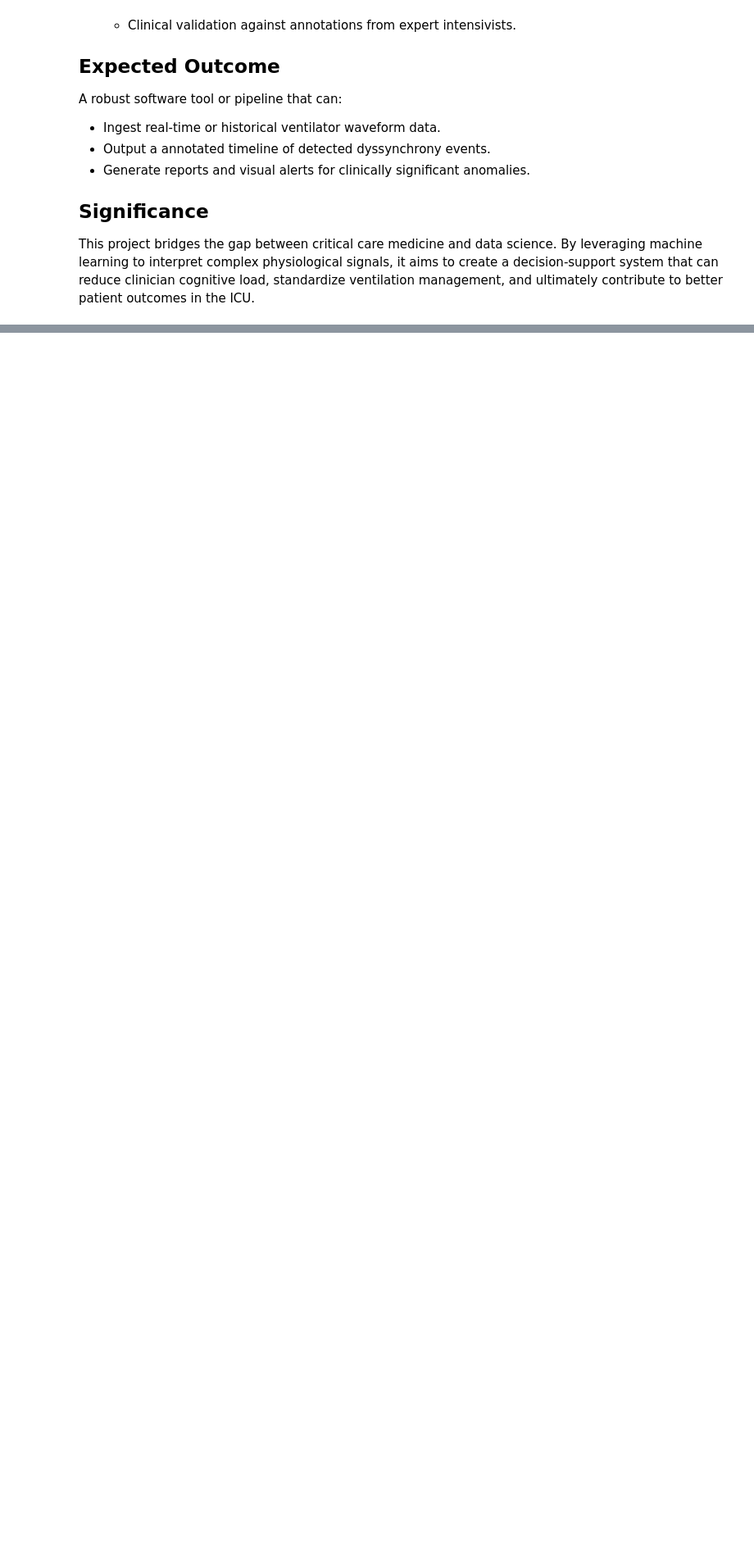
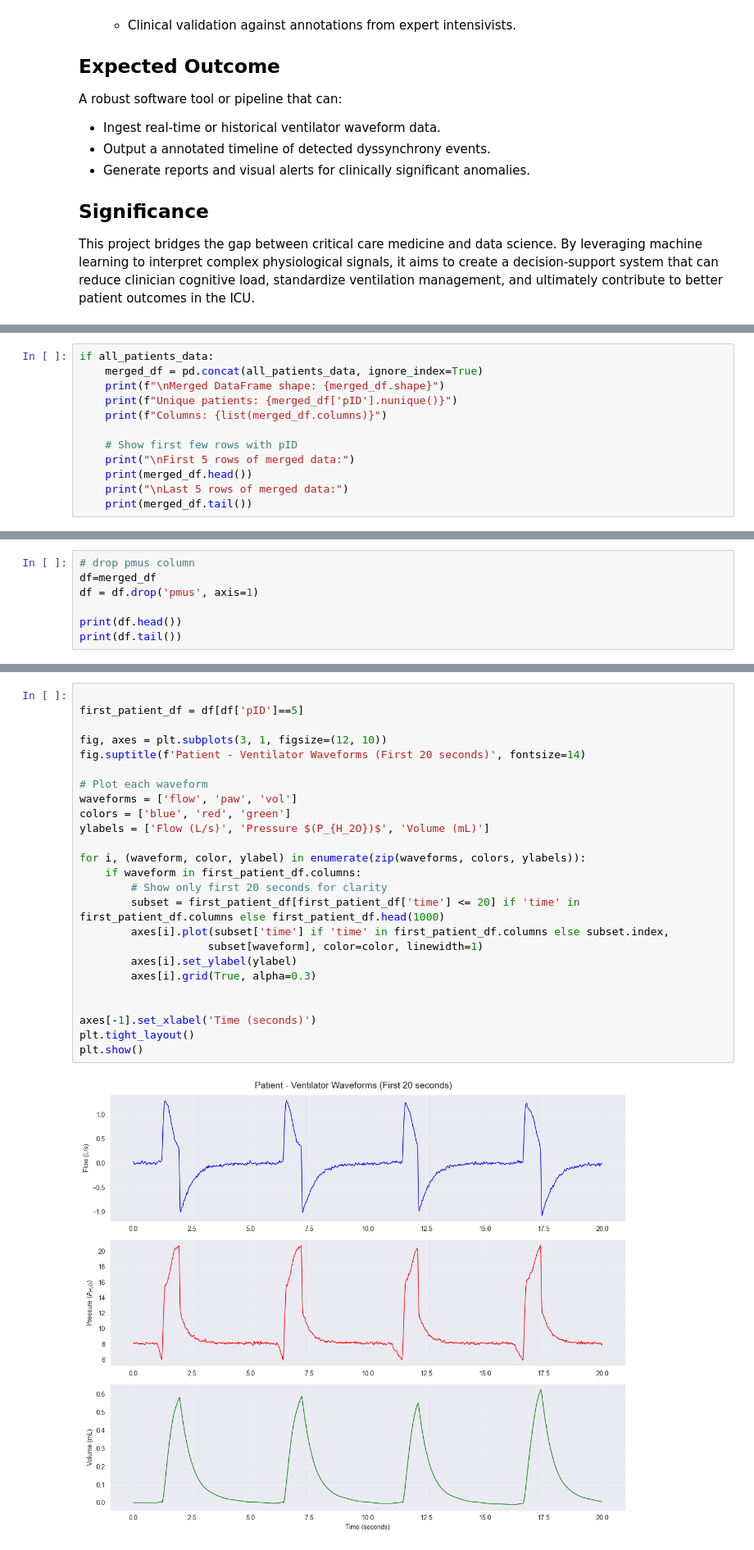
Before and after one commit to thisislama/VentilatorWaves_GP, a Jupyter notebook: phase1.ipynb, the cells around one changed output, grey strips where cells are left out. Shown at 82% size. Saved outputs shown, nothing was run; the diff lists cells and outputs as text; blank space fills up the shorter version.

```diff
--- a/phase1.ipynb
+++ b/phase1.ipynb
@@ -137,0 +151,12 @@ pmus    float64
+# %%
+if all_patients_data:
+    merged_df = pd.concat(all_patients_data, ignore_index=True)
+    print(f"\nMerged DataFrame shape: {merged_df.shape}")
+    print(f"Unique patients: {merged_df['pID'].nunique()}")
+    print(f"Columns: {list(merged_df.columns)}")
+
+    # Show first few rows with pID
+    print("\nFirst 5 rows of merged data:")
+    print(merged_df.head())
+    print("\nLast 5 rows of merged data:")
+    print(merged_df.tail())
@@ -137,0 +185,7 @@ pmus    float64
+# %%
+# drop pmus column
+df=merged_df
+df = df.drop('pmus', axis=1)
+
+print(df.head())
+print(df.tail())
@@ -137,0 +205,27 @@ pmus    float64
+# %%
+
+first_patient_df = df[df['pID']==5]
+
+fig, axes = plt.subplots(3, 1, figsize=(12, 10))
+fig.suptitle(f'Patient - Ventilator Waveforms (First 20 seconds)', fontsize=14)
+
+# Plot each waveform
+waveforms = ['flow', 'paw', 'vol']
+colors = ['blue', 'red', 'green']
+ylabels = ['Flow (L/s)', 'Pressure $(P_{H_2O})$', 'Volume (mL)']
+
+for i, (waveform, color, ylabel) in enumerate(zip(waveforms, colors, ylabels)):
+    if waveform in first_patient_df.columns:
+        # Show only first 20 seconds for clarity
+        subset = first_patient_df[first_patient_df['time'] <= 20] if 'time' in first_patient_df.columns else first_patient_df.head(1000)
+        axes[i].plot(subset['time'] if 'time' in first_patient_df.columns else subset.index,
+                    subset[waveform], color=color, linewidth=1)
+        axes[i].set_ylabel(ylabel)
+        axes[i].grid(True, alpha=0.3)
+
+
+axes[-1].set_xlabel('Time (seconds)')
+plt.tight_layout()
+plt.show()
+# %% [output]
+[figure, added]
```
Also changed, not shown: parts of 6 cells of this notebook.
